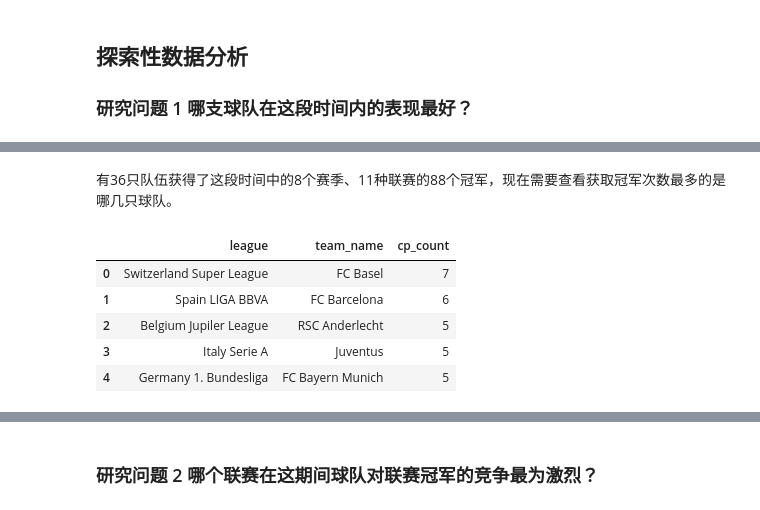
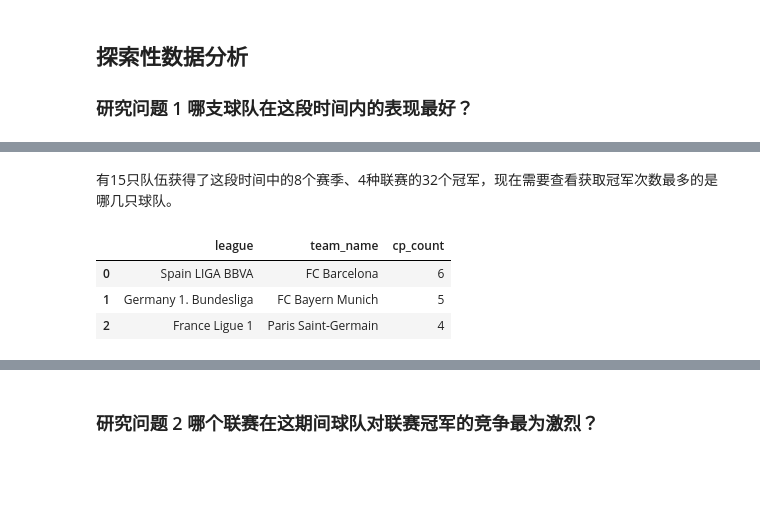
Before and after one commit to xueran1991/data-analysis-p3, a Jupyter notebook: Investigate_a_Dataset-zh.ipynb, the cells around one changed output, grey strips where cells are left out. Cells and saved outputs as stored; diff of their text form; code cells hidden in the pictures; blank space fills up the shorter version.

```diff
--- a/Investigate_a_Dataset-zh.ipynb
+++ b/Investigate_a_Dataset-zh.ipynb
@@ -170,11 +204,11 @@ df_away_points.shape
 #合并主、客场比赛结果数据
 df = pd.merge(df_home_points,df_away_points)
 #获取每只球队每个赛季的总积分
-df['P'] = df['home_points']+df['away_points']
+df['points'] = df['home_points']+df['away_points']
 #获取每只队伍的净胜球数据
-df['GD'] = df['home_goals_for']+df['away_goals_for']-df['home_goals_aga']-df['away_goals_aga']
-df.sort_values(by=['season','league','P','GD'],ascending=False,inplace=True)
+df['goals_diff'] = df['home_goals_for']+df['away_goals_for']-df['home_goals_aga']-df['away_goals_aga']
+df.sort_values(by=['season','league','points','goals_diff'],ascending=False,inplace=True)
 df.reset_index(drop=True,inplace=True)
-df.head()
+df.head(1)
 # %% [output]
 |  | season | league | team_name | home_points | home_goals_for | home_goals_aga | away_points | away_goals_for | ... |
@@ -211,16 +241,14 @@ df_champions['team_name'].nunique()
-# %% [markdown]
-有36只队伍获得了这段时间中的8个赛季、11种联赛的88个冠军，现在需要查看获取冠军次数最多的是哪几只球队。
+# %% [markdown]
+有15只队伍获得了这段时间中的8个赛季、4种联赛的32个冠军，现在需要查看获取冠军次数最多的是哪几只球队。
 # %%
 df2 = df_champions.groupby(['league','team_name'])['season'].count().reset_index(name='cp_count')
 df2 = df2.sort_values(by='cp_count',ascending=False).reset_index(drop=True)
-df2.head()
+df2.head(3)
 # %% [output]
 |  | league | team_name | cp_count |
-| 0 | Switzerland Super League | FC Basel | 7 |
-| 1 | Spain LIGA BBVA | FC Barcelona | 6 |
-| 2 | Belgium Jupiler League | RSC Anderlecht | 5 |
-| 3 | Italy Serie A | Juventus | 5 |
-| 4 | Germany 1. Bundesliga | FC Bayern Munich | 5 |
+| 0 | Spain LIGA BBVA | FC Barcelona | 6 |
+| 1 | Germany 1. Bundesliga | FC Bayern Munich | 5 |
+| 2 | France Ligue 1 | Paris Saint-Germain | 4 |
 # %%
 plt.rcParams['font.sans-serif']=['Microsoft YaHei'] #用来正常显示中文标签
 df2.plot(kind='bar',x=df2['team_name'],figsize=(15,4),legend=False)
```
Also changed, not shown: parts of 26 cells of this notebook, 1 other file.
